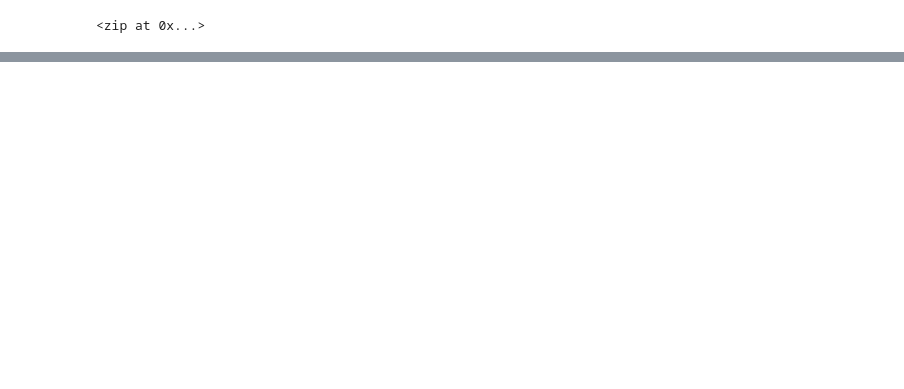
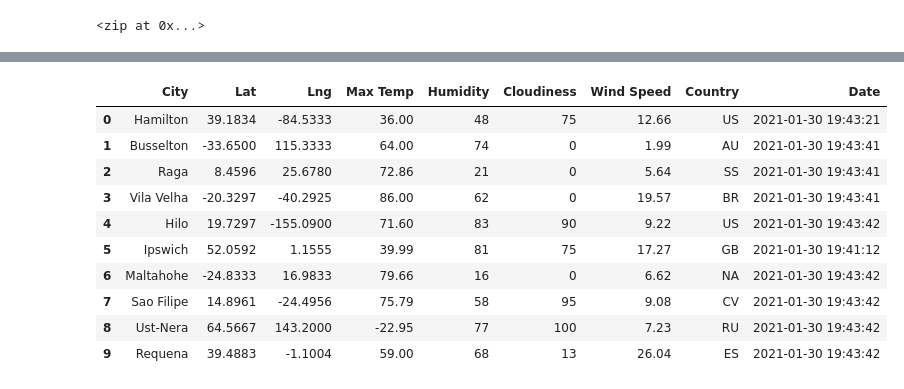
Before and after one commit to jkenning/World_Weather_Analysis, a Jupyter notebook: WeatherPy.ipynb, the cells around one changed output, grey strips where cells are left out. Saved outputs shown, nothing was run; the diff lists cells and outputs as text; code cells hidden in the pictures; blank space fills up the shorter version.

```diff
--- a/WeatherPy.ipynb
+++ b/WeatherPy.ipynb
@@ -56,0 +127,16 @@ len(cities)
+# %%
+# Convert the array of dictionaries to a Pandas DataFrame.
+city_data_df = pd.DataFrame(city_data)
+city_data_df.head(10)
+# %% [output]
+|  | City | Lat | Lng | Max Temp | Humidity | Cloudiness | Wind Speed | Country | Date |
+| 0 | Hamilton | 39.1834 | -84.5333 | 36.00 | 48 | 75 | 12.66 | US | 2021-01-30 19:43:21 |
+| 1 | Busselton | -33.6500 | 115.3333 | 64.00 | 74 | 0 | 1.99 | AU | 2021-01-30 19:43:41 |
+| 2 | Raga | 8.4596 | 25.6780 | 72.86 | 21 | 0 | 5.64 | SS | 2021-01-30 19:43:41 |
+| 3 | Vila Velha | -20.3297 | -40.2925 | 86.00 | 62 | 0 | 19.57 | BR | 2021-01-30 19:43:41 |
+| 4 | Hilo | 19.7297 | -155.0900 | 71.60 | 83 | 90 | 9.22 | US | 2021-01-30 19:43:42 |
+| 5 | Ipswich | 52.0592 | 1.1555 | 39.99 | 81 | 75 | 17.27 | GB | 2021-01-30 19:41:12 |
+| 6 | Maltahohe | -24.8333 | 16.9833 | 79.66 | 16 | 0 | 6.62 | NA | 2021-01-30 19:43:42 |
+| 7 | Sao Filipe | 14.8961 | -24.4956 | 75.79 | 58 | 95 | 9.08 | CV | 2021-01-30 19:43:42 |
+| 8 | Ust-Nera | 64.5667 | 143.2000 | -22.95 | 77 | 100 | 7.23 | RU | 2021-01-30 19:43:42 |
+| 9 | Requena | 39.4883 | -1.1004 | 59.00 | 68 | 13 | 26.04 | ES | 2021-01-30 19:43:42 |
```
Also changed, not shown: parts of 8 cells of this notebook, 2 other files.
